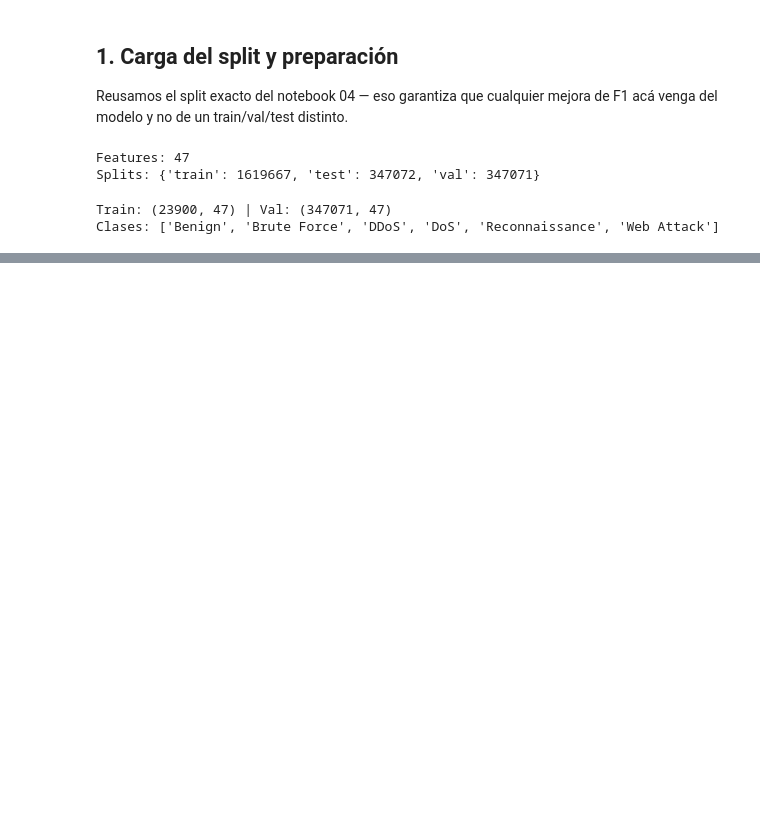
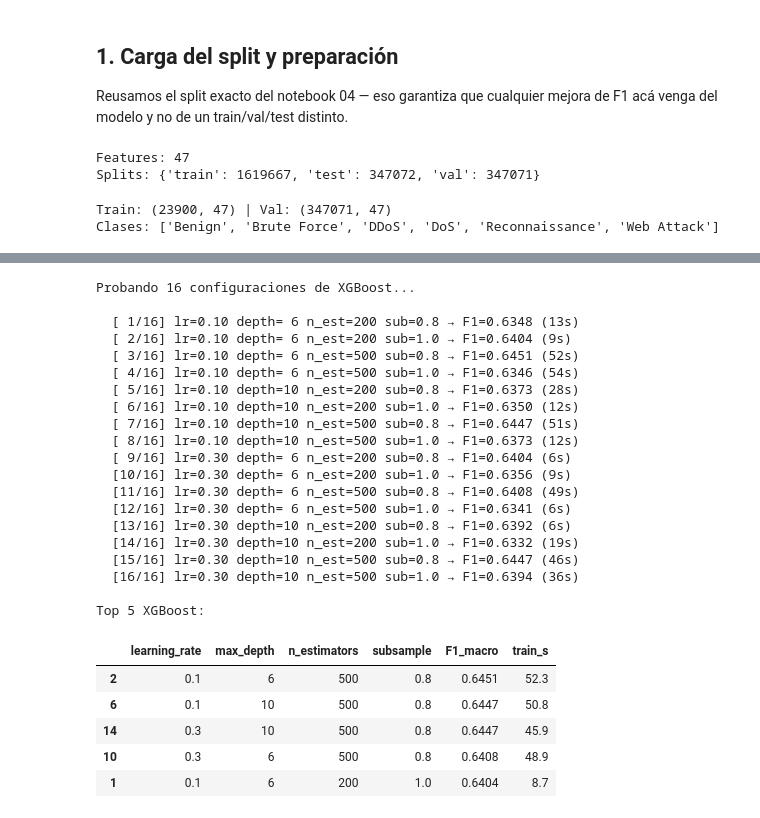
Before and after one commit to exe-keppler/ML-Lab-Capston, a Jupyter notebook: notebooks/05_tuning_xgboost.ipynb, the cells around one changed output, grey strips where cells are left out. Saved outputs shown, nothing was run; the diff lists cells and outputs as text; code cells hidden in the pictures; blank space fills up the shorter version.

```diff
--- a/notebooks/05_tuning_xgboost.ipynb
+++ b/notebooks/05_tuning_xgboost.ipynb
@@ -275,0 +201,70 @@ Reconnaissance      0.075     0.971     0.140       516
+# %%
+# Sample weights para desbalance (1 / freq de la clase de cada muestra)
+class_freq = pd.Series(y_train).value_counts(normalize=True)
+sample_weight = 1.0 / class_freq.loc[y_train].values
+
+xgb_grid = {
+    'learning_rate': [0.1, 0.3],
+    'max_depth':     [6, 10],
+    'n_estimators':  [200, 500],
+    'subsample':     [0.8, 1.0],
+}
+
+results_xgb = []
+combos_xgb = list(itertools.product(*xgb_grid.values()))
+print(f"Probando {len(combos_xgb)} configuraciones de XGBoost...\n")
+
+for i, combo in enumerate(combos_xgb, 1):
+    params = dict(zip(xgb_grid.keys(), combo))
+    with silence_native_stderr():
+        t0 = time.time()
+        clf = xgb.XGBClassifier(
+            objective='multi:softmax',
+            num_class=len(classes),
+            tree_method='hist',
+            device='cpu',
+            n_jobs=-1,
+            random_state=SEED,
+            eval_metric='mlogloss',
+            verbosity=0,
+            **params,
+        )
+        clf.fit(X_train, y_train, sample_weight=sample_weight)
+        t_train = time.time() - t0
+        y_pred = clf.predict(X_val)
+    f1m = f1_score(y_val, y_pred, average='macro')
+    results_xgb.append({**params, 'F1_macro': round(f1m, 4), 'train_s': round(t_train, 1)})
+    print(f"  [{i:>2}/{len(combos_xgb)}] lr={params['learning_rate']:.2f} "
+          f"depth={params['max_depth']:>2} n_est={params['n_estimators']:>3} "
+          f"sub={params['subsample']:.1f} → F1={f1m:.4f} ({t_train:.0f}s)")
+
+results_xgb_df = pd.DataFrame(results_xgb).sort_values('F1_macro', ascending=False)
+print(f"\nTop 5 XGBoost:")
+results_xgb_df.head(5)
+# %% [output]
+Probando 16 configuraciones de XGBoost...
+
+  [ 1/16] lr=0.10 depth= 6 n_est=200 sub=0.8 → F1=0.6348 (13s)
+  [ 2/16] lr=0.10 depth= 6 n_est=200 sub=1.0 → F1=0.6404 (9s)
+  [ 3/16] lr=0.10 depth= 6 n_est=500 sub=0.8 → F1=0.6451 (52s)
+  [ 4/16] lr=0.10 depth= 6 n_est=500 sub=1.0 → F1=0.6346 (54s)
+  [ 5/16] lr=0.10 depth=10 n_est=200 sub=0.8 → F1=0.6373 (28s)
+  [ 6/16] lr=0.10 depth=10 n_est=200 sub=1.0 → F1=0.6350 (12s)
+  [ 7/16] lr=0.10 depth=10 n_est=500 sub=0.8 → F1=0.6447 (51s)
+  [ 8/16] lr=0.10 depth=10 n_est=500 sub=1.0 → F1=0.6373 (12s)
+  [ 9/16] lr=0.30 depth= 6 n_est=200 sub=0.8 → F1=0.6404 (6s)
+  [10/16] lr=0.30 depth= 6 n_est=200 sub=1.0 → F1=0.6356 (9s)
+  [11/16] lr=0.30 depth= 6 n_est=500 sub=0.8 → F1=0.6408 (49s)
+  [12/16] lr=0.30 depth= 6 n_est=500 sub=1.0 → F1=0.6341 (6s)
+  [13/16] lr=0.30 depth=10 n_est=200 sub=0.8 → F1=0.6392 (6s)
+  [14/16] lr=0.30 depth=10 n_est=200 sub=1.0 → F1=0.6332 (19s)
+  [15/16] lr=0.30 depth=10 n_est=500 sub=0.8 → F1=0.6447 (46s)
+  [16/16] lr=0.30 depth=10 n_est=500 sub=1.0 → F1=0.6394 (36s)
+
+Top 5 XGBoost:
+|  | learning_rate | max_depth | n_estimators | subsample | F1_macro | train_s |
+| 2 | 0.1 | 6 | 500 | 0.8 | 0.6451 | 52.3 |
+| 6 | 0.1 | 10 | 500 | 0.8 | 0.6447 | 50.8 |
+| 14 | 0.3 | 10 | 500 | 0.8 | 0.6447 | 45.9 |
+| 10 | 0.3 | 6 | 500 | 0.8 | 0.6408 | 48.9 |
+| 1 | 0.1 | 6 | 200 | 1.0 | 0.6404 | 8.7 |
```
Also changed, not shown: parts of 18 cells of this notebook, 1 other file.
